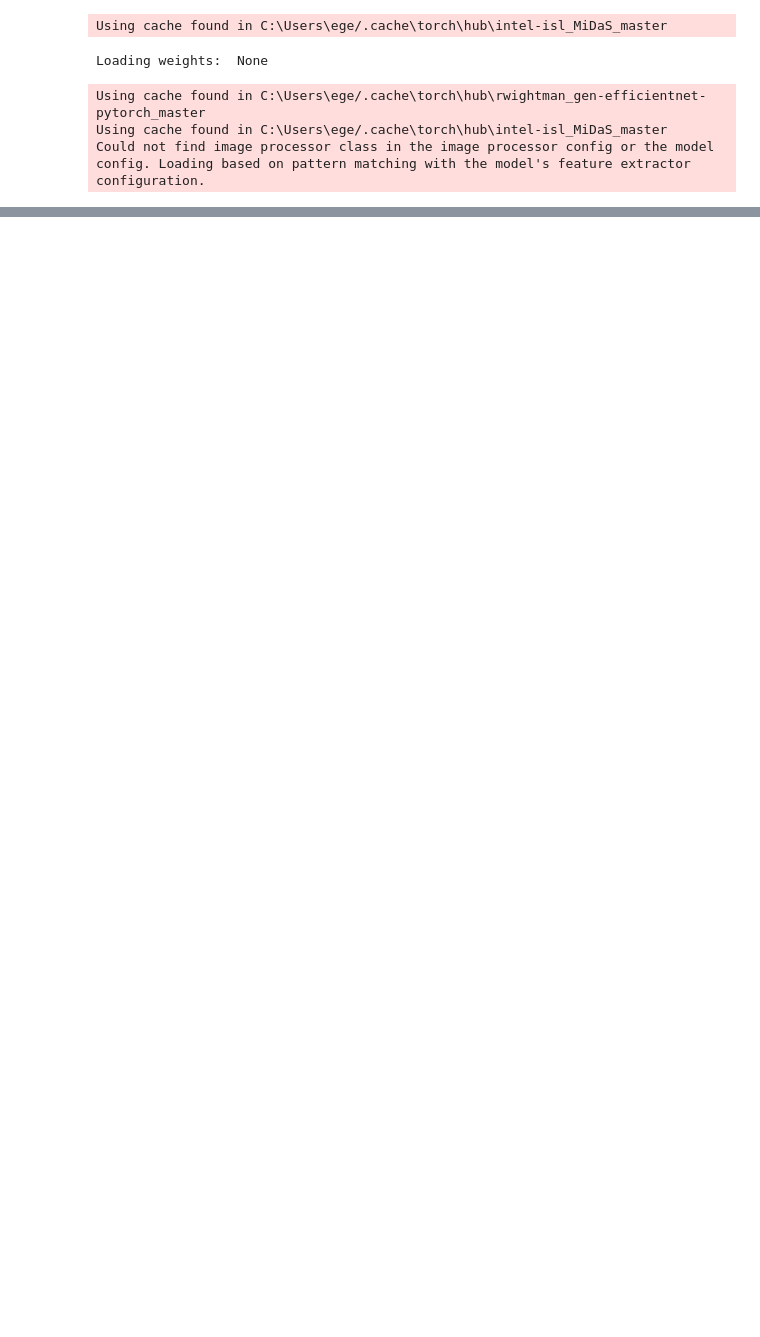
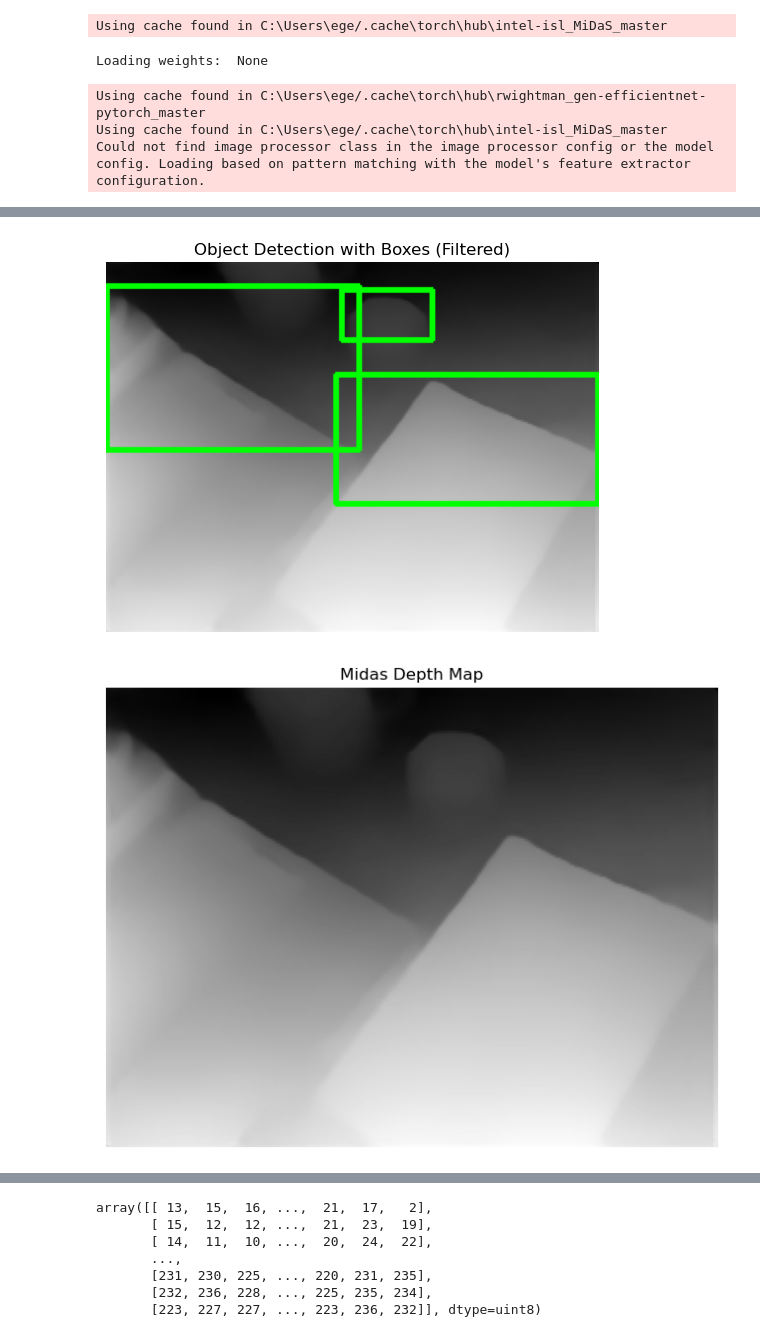
Before and after one commit to gucmurat/Smart-Glasses-for-Blind-People, a Jupyter notebook: scripts/server/evaluation_test_local.ipynb, the cells around one changed output, grey strips where cells are left out. Cells and saved outputs as stored; diff of their text form; code cells hidden in the pictures; blank space fills up the shorter version.

```diff
--- a/scripts/server/evaluation_test_local.ipynb
+++ b/scripts/server/evaluation_test_local.ipynb
@@ -11,8 +11,8 @@ Using cache found in C:\Users\ege/.cache\torch\hub\rwightman_gen-efficientnet-py
 Using cache found in C:\Users\ege/.cache\torch\hub\intel-isl_MiDaS_master
 Could not find image processor class in the image processor config or the model config. Loading based on pattern matching with the model's feature extractor configuration.
 # %%
-calib_case1_img_left_path = "../../documents/calibration_images/1/left.png"
-calib_case1_img_right_path = "../../documents/calibration_images/1/right.png"
-calib_case2_img_left_path = "../../documents/calibration_images/2/left.png"
-calib_case2_img_right_path = "../../documents/calibration_images/2/right.png"
+calib_case1_img_left_path = "../../documents/calibration_images/8/left.png"
+calib_case1_img_right_path = "../../documents/calibration_images/8/right.png"
+calib_case2_img_left_path = "../../documents/calibration_images/6/left2.jpg"
+calib_case2_img_right_path = "../../documents/calibration_images/6/right2.jpg"
 # %%
@@ -46,0 +59,5 @@ Image 2:
+# %%
+evaluation.depth_map_result(calib_case1_img_left_path)
+# %% [output]
+[figure, added]
+[figure, added]
@@ -46,0 +66,7 @@ Image 2:
+array([[ 13,  15,  16, ...,  21,  17,   2],
+       [ 15,  12,  12, ...,  21,  23,  19],
+       [ 14,  11,  10, ...,  20,  24,  22],
+       ...,
+       [231, 230, 225, ..., 220, 231, 235],
+       [232, 236, 228, ..., 225, 235, 234],
+       [223, 227, 227, ..., 223, 236, 232]], dtype=uint8)
```
Also changed, not shown: parts of 2 cells of this notebook, 2 other files.
